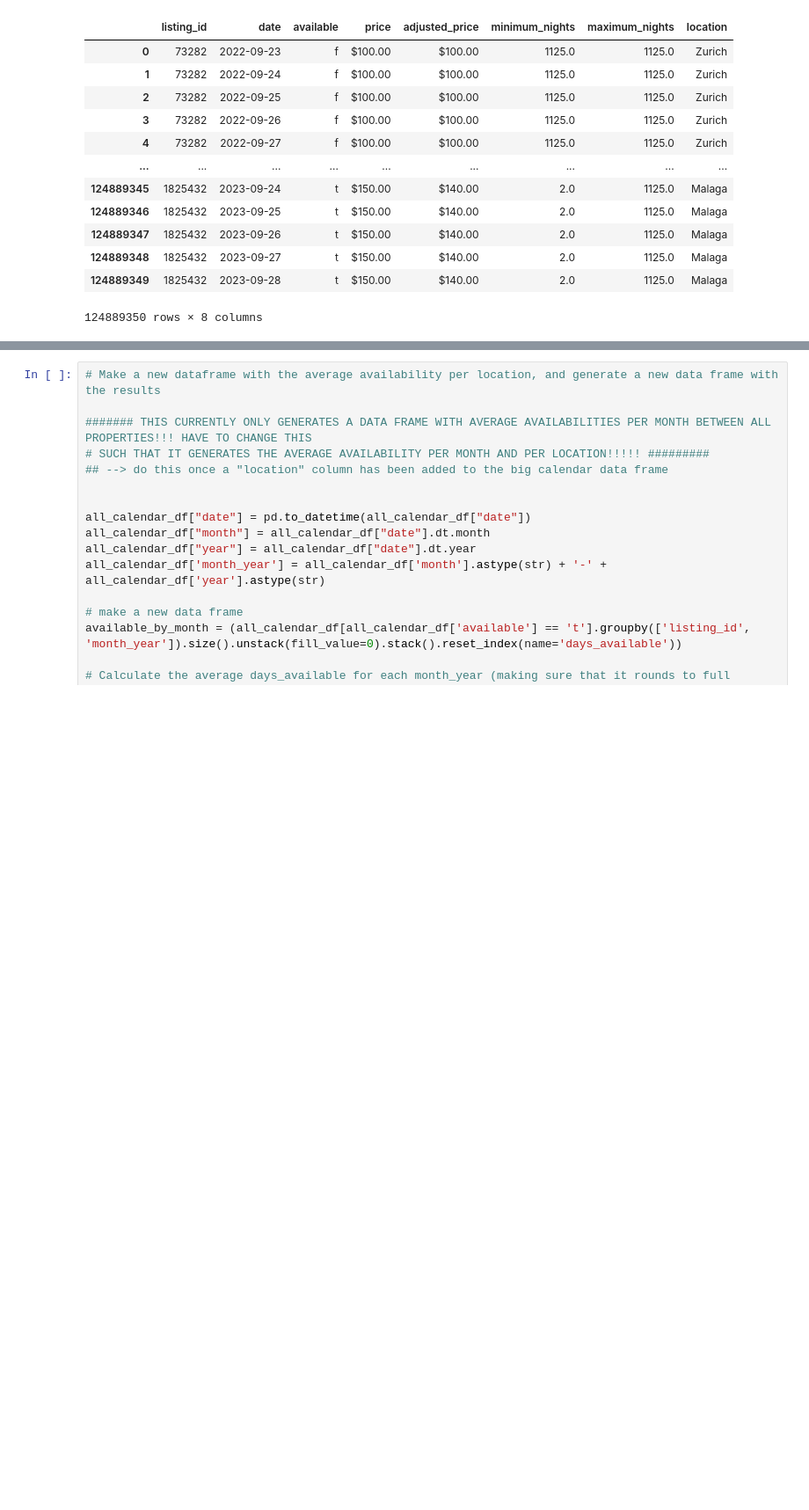
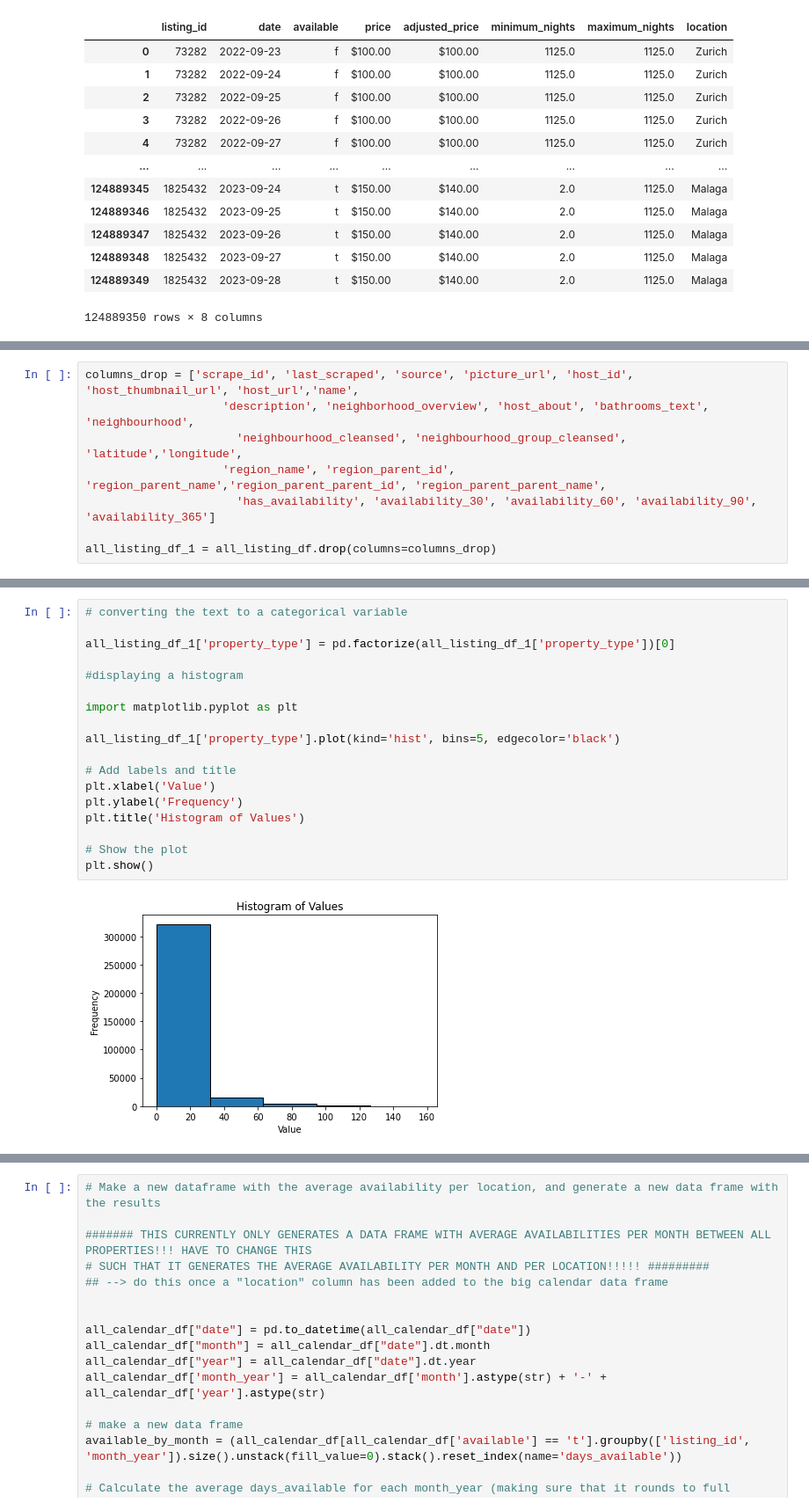
Before and after one commit to chidima-asika/touristic-properties-analysis, a Jupyter notebook: the_code.ipynb, the cells around one changed output, grey strips where cells are left out. Shown at 88% size. Cells and saved outputs as stored; diff of their text form; blank space fills up the shorter version.

```diff
--- a/the_code.ipynb
+++ b/the_code.ipynb
@@ -70,0 +106,8 @@ all_calendar_df
+# %%
+columns_drop = ['scrape_id', 'last_scraped', 'source', 'picture_url', 'host_id', 'host_thumbnail_url', 'host_url','name',
+                    'description', 'neighborhood_overview', 'host_about', 'bathrooms_text', 'neighbourhood',
+                      'neighbourhood_cleansed', 'neighbourhood_group_cleansed', 'latitude','longitude',
+                    'region_name', 'region_parent_id', 'region_parent_name','region_parent_parent_id', 'region_parent_parent_name',
+                      'has_availability', 'availability_30', 'availability_60', 'availability_90', 'availability_365']
+
+all_listing_df_1 = all_listing_df.drop(columns=columns_drop)
@@ -70,0 +138,20 @@ all_calendar_df
+# %%
+# converting the text to a categorical variable
+
+all_listing_df_1['property_type'] = pd.factorize(all_listing_df_1['property_type'])[0]
+
+#displaying a histogram
+
+import matplotlib.pyplot as plt
+
+all_listing_df_1['property_type'].plot(kind='hist', bins=5, edgecolor='black')
+
+# Add labels and title
+plt.xlabel('Value')
+plt.ylabel('Frequency')
+plt.title('Histogram of Values')
+
+# Show the plot
+plt.show()
+# %% [output]
+[figure, added]
```
Also changed, not shown: parts of 14 cells of this notebook.
